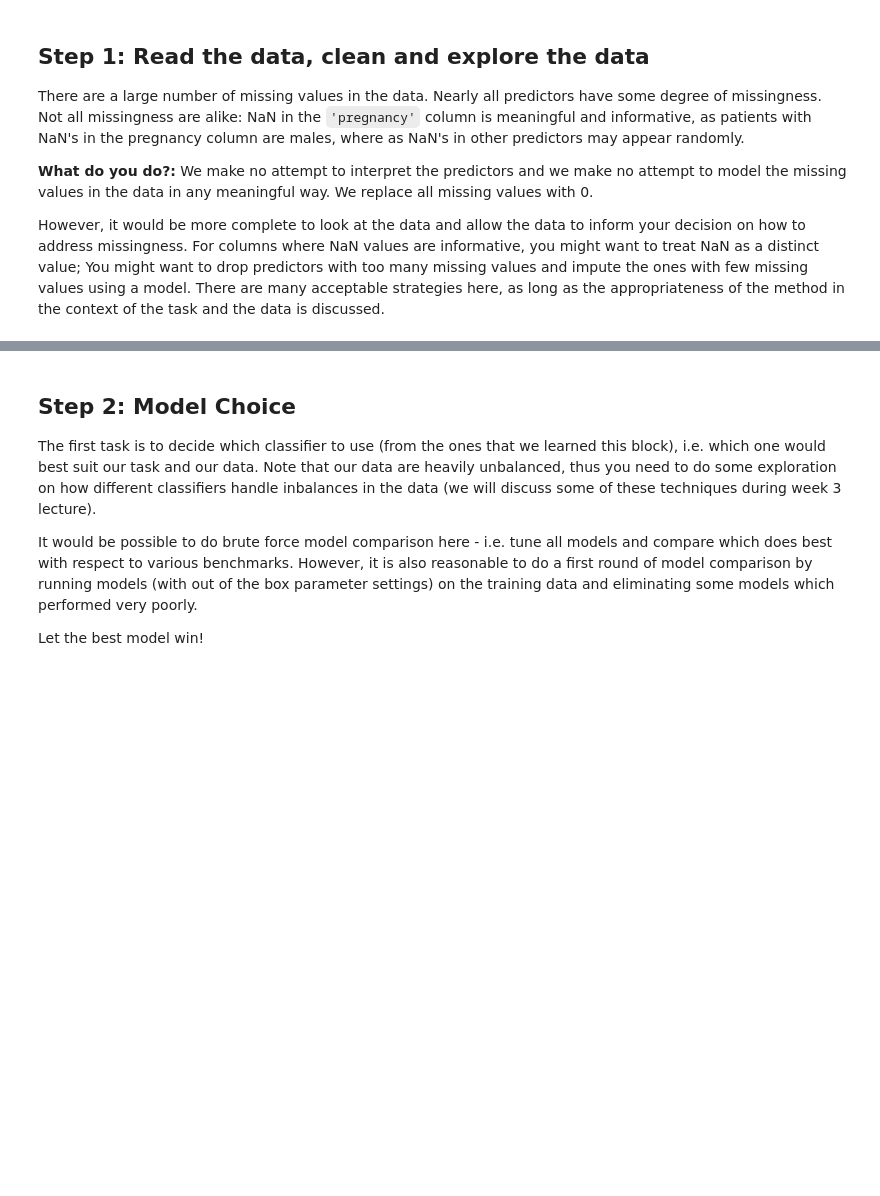
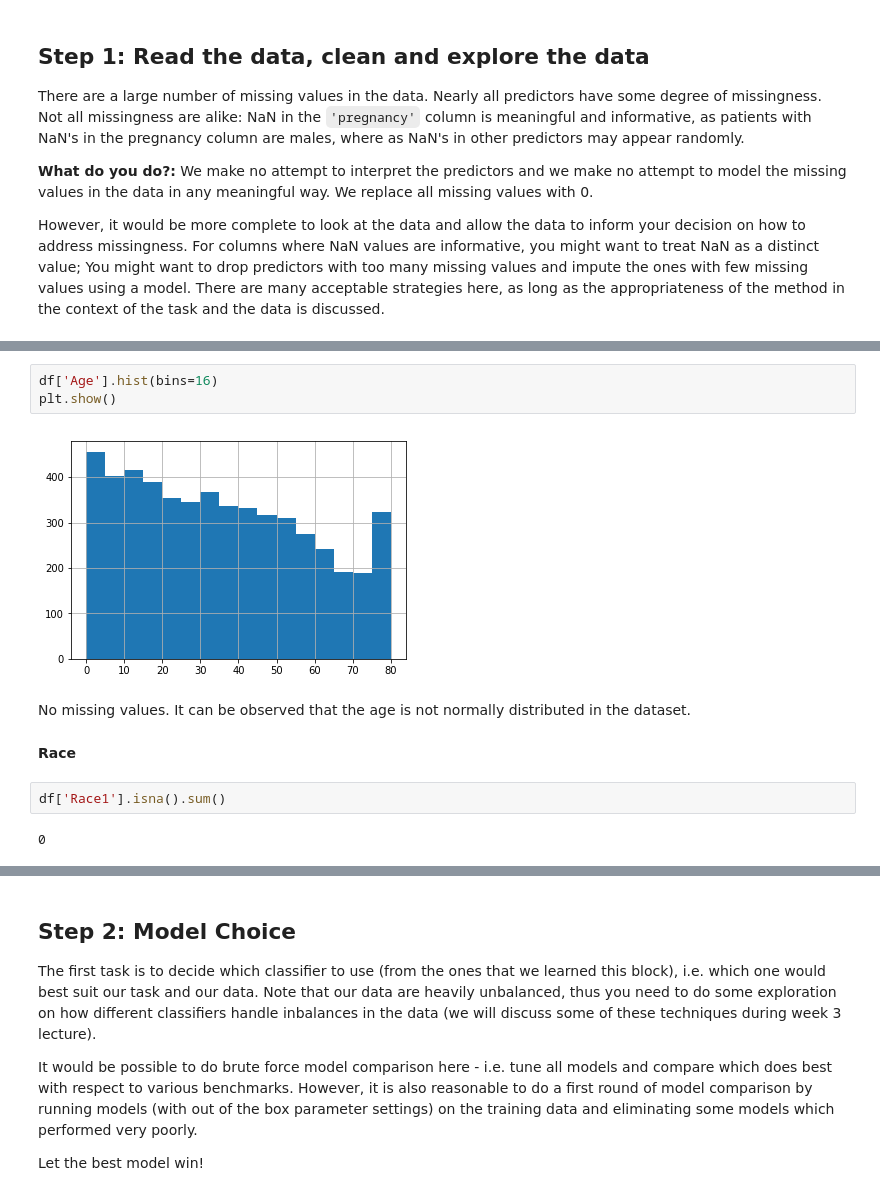
Before and after one commit to lucas-ubm/MaastrichtFlu, a Jupyter notebook: handin.ipynb, the cells around one changed output, grey strips where cells are left out. Cells and saved outputs as stored; diff of their text form; blank space fills up the shorter version.

```diff
--- a/handin.ipynb
+++ b/handin.ipynb
@@ -81,0 +164,13 @@ print('train class 0: {}, train class 1: {}'.format(len(y[y==0]), len(y[y==1])))
+# %%
+df['Age'].hist(bins=16)
+plt.show()
+# %% [output]
+[figure, added]
+# %% [markdown]
+No missing values. It can be observed that the age is not normally distributed in the dataset.
+# %% [markdown]
+**Race**
+# %%
+df['Race1'].isna().sum()
+# %% [output]
+0
```
Also changed, not shown: parts of 332 cells of this notebook.
